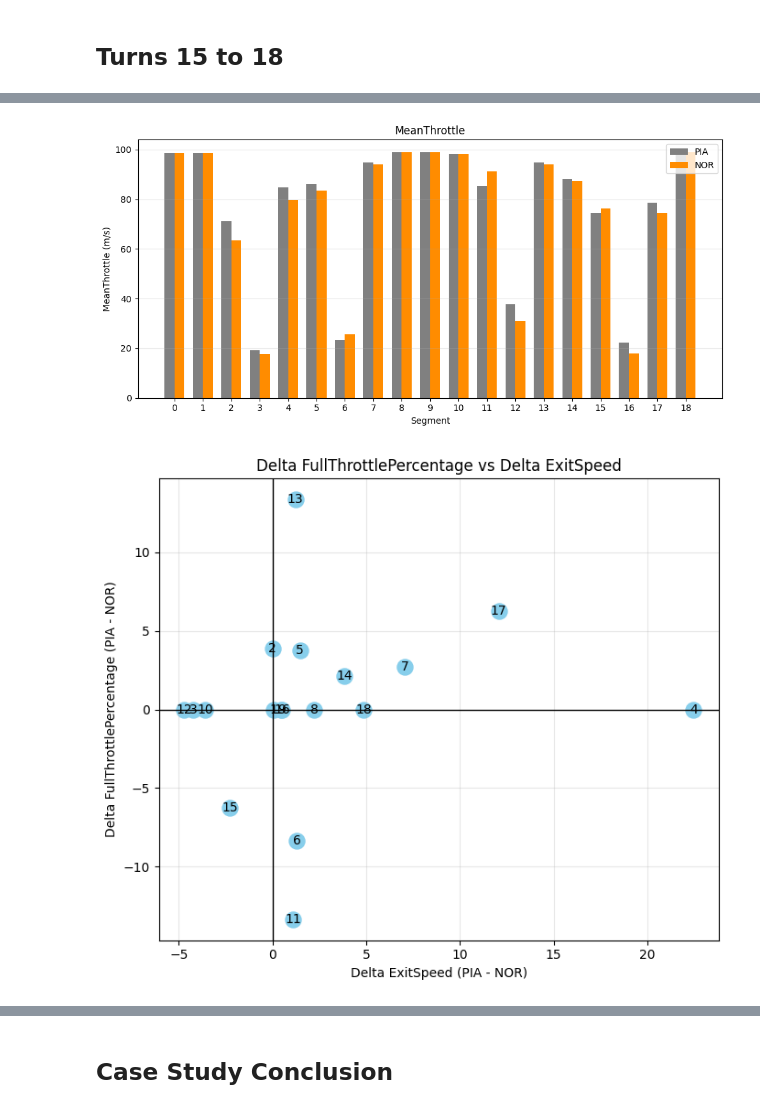
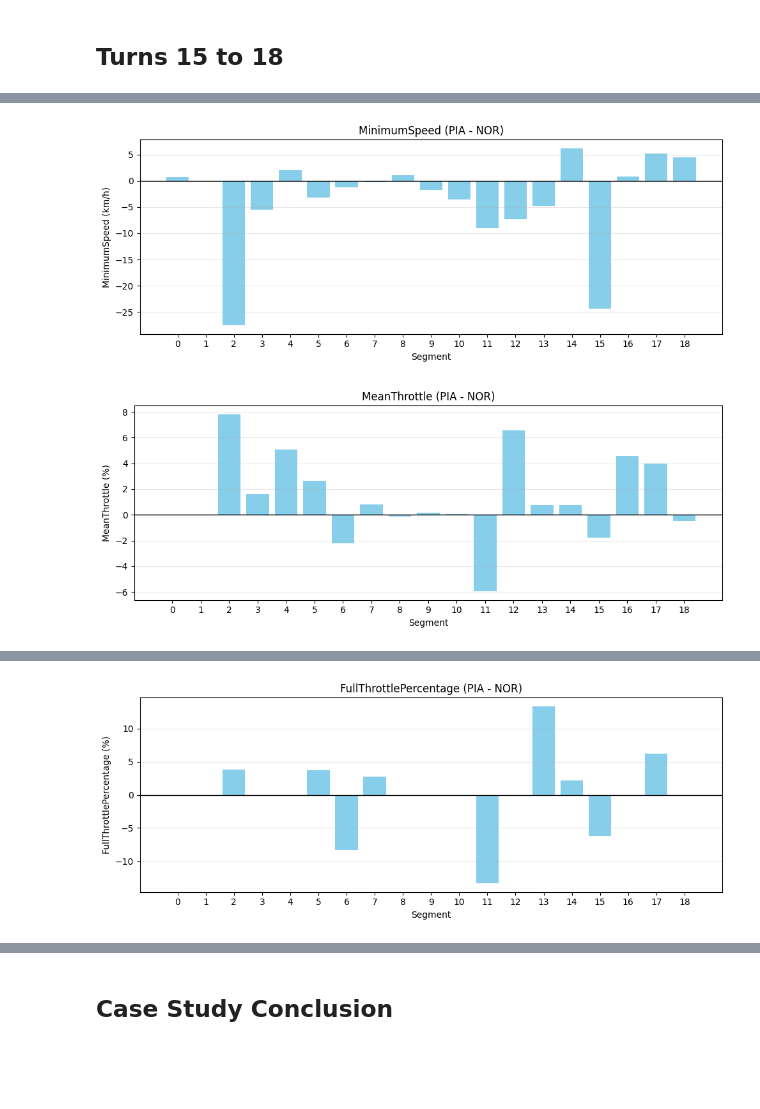
Before and after one commit to zelario/f1-teammate-analysis, a Jupyter notebook: notebooks/05_performance_comparison.ipynb, the cells around one changed output, grey strips where cells are left out. Drawn from its saved outputs; the diff is of its cells as text; code cells hidden in the pictures; blank space fills up the shorter version.

```diff
--- a/notebooks/05_performance_comparison.ipynb
+++ b/notebooks/05_performance_comparison.ipynb
@@ -322,6 +409,8 @@ Piastri consolidates this momentum through Turn 14. Setting up his braking phase
 # %% [markdown]
 ## Turns 15 to 18
 # %%
-barplot_feature_comparison(lap_1, lap_2, "ThrottleSegments", "MeanThrottle", "m/s")
-scatterplot_features_relationship(lap_1,lap_2, "SpeedMetrics","ExitSpeed","ThrottleSegments","FullThrottlePercentage")
+compare_features(lap_1, lap_2, ["MinimumSpeed", "MeanThrottle", "FullThrottlePercentage"])
+barplot_feature_delta(lap_1, lap_2, "MinimumSpeed", "km/h")
+barplot_feature_delta(lap_1, lap_2, "MeanThrottle", "%")
+barplot_feature_delta(lap_1, lap_2, "FullThrottlePercentage", "%")
 # %% [output]
@@ -328,2 +434,2 @@ scatterplot_features_relationship(lap_1,lap_2, "SpeedMetrics","ExitSpeed","Throt
-[figure, old version]
+[figure, new version]
-[figure, old version]
+[figure, new version]
@@ -331 +437,2 @@ scatterplot_features_relationship(lap_1,lap_2, "SpeedMetrics","ExitSpeed","Throt
+[figure, added]
 # %% [markdown]
```
Also changed, not shown: parts of 20 cells of this notebook, 59 other files.
